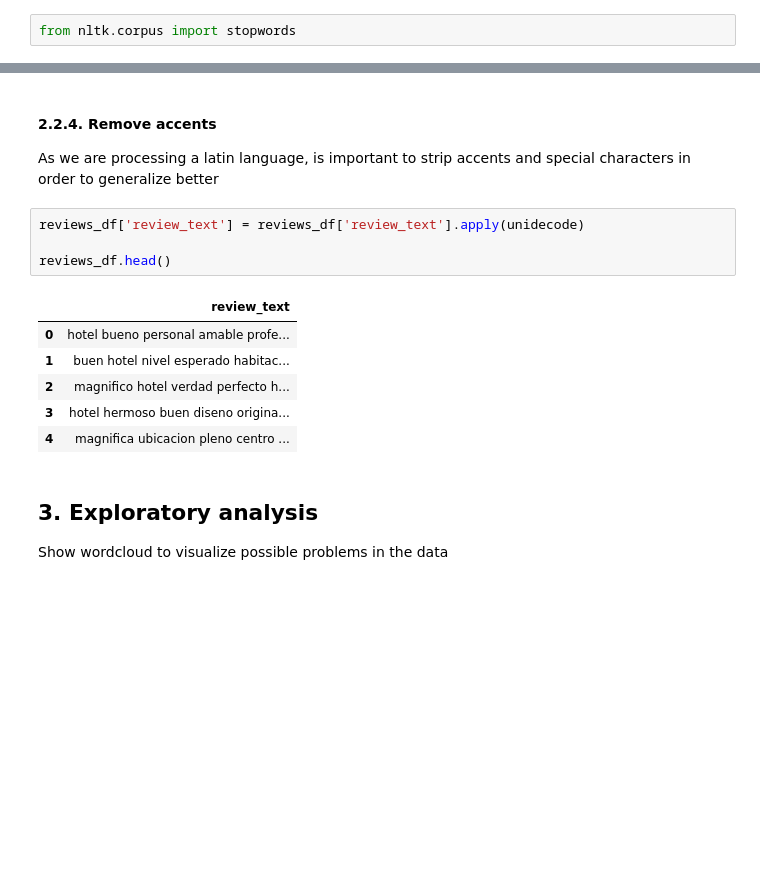
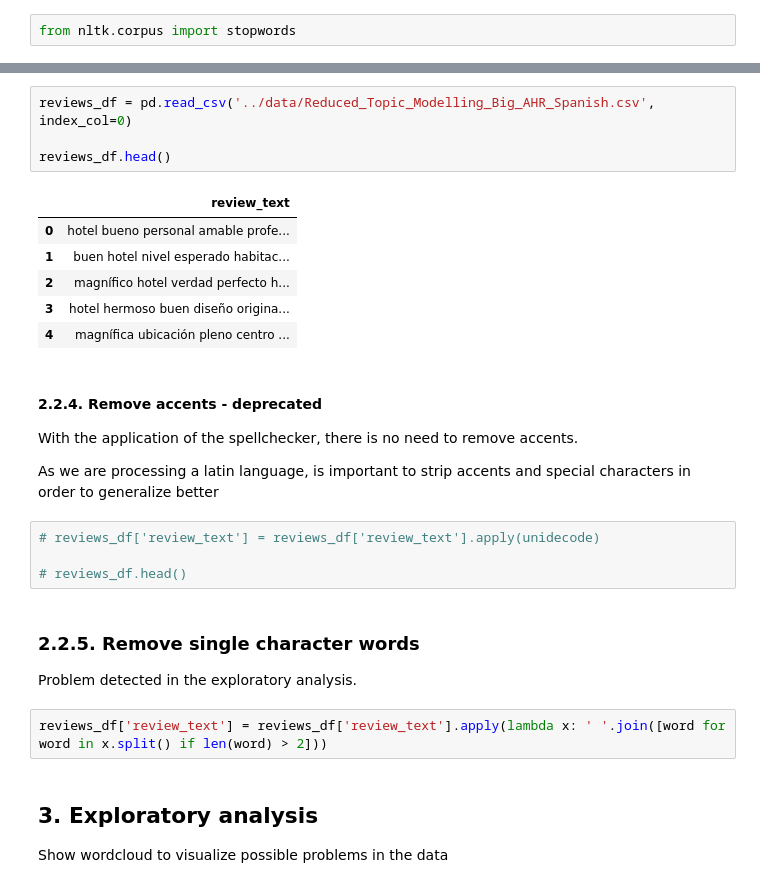
Before and after one commit to aaronespasa/review2rating, a Jupyter notebook: part2/clustering2topic.ipynb, the cells around one changed output, grey strips where cells are left out. Cells and saved outputs as stored; diff of their text form; blank space fills up the shorter version.

```diff
--- a/part2/clustering2topic.ipynb
+++ b/part2/clustering2topic.ipynb
@@ -297,17 +303,28 @@ KeyboardInterrupt:
+# %%
+reviews_df = pd.read_csv('../data/Reduced_Topic_Modelling_Big_AHR_Spanish.csv', index_col=0)
+
+reviews_df.head()
+# %% [output]
+|  | review_text |
+| 0 | hotel bueno personal amable profe... |
+| 1 | buen hotel nivel esperado habitac... |
+| 2 | magnífico hotel verdad perfecto h... |
+| 3 | hotel hermoso buen diseño origina... |
+| 4 | magnífica ubicación pleno centro ... |
 # %% [markdown]
-#### 2.2.4. Remove accents
+#### 2.2.4. Remove accents - deprecated
+With the application of the spellchecker, there is no need to remove accents.
+
 As we are processing a latin language, is important to strip accents and special characters in order to generalize better
 # %%
-reviews_df['review_text'] = reviews_df['review_text'].apply(unidecode)
+# reviews_df['review_text'] = reviews_df['review_text'].apply(unidecode)
 
-reviews_df.head()
+# reviews_df.head()
-# %% [output]
-|  | review_text |
-| 0 | hotel bueno personal amable profe... |
-| 1 | buen hotel nivel esperado habitac... |
-| 2 | magnifico hotel verdad perfecto h... |
-| 3 | hotel hermoso buen diseno origina... |
-| 4 | magnifica ubicacion pleno centro ... |
+# %% [markdown]
+### 2.2.5. Remove single character words
+Problem detected in the exploratory analysis.
+# %%
+reviews_df['review_text'] = reviews_df['review_text'].apply(lambda x: ' '.join([word for word in x.split() if len(word) > 2]))
 # %% [markdown]
 ## 3. Exploratory analysis
 Show wordcloud to visualize possible problems in the data
```
Also changed, not shown: parts of 17 cells of this notebook, 4 other files.
